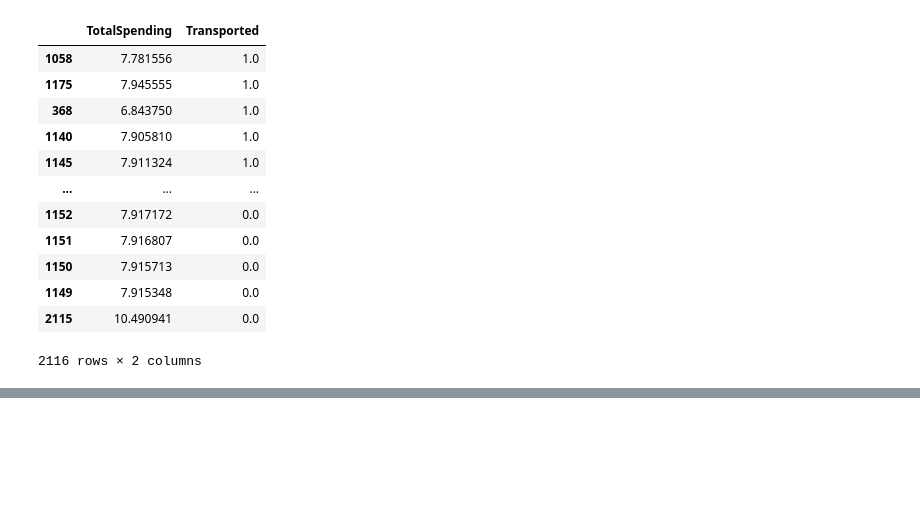
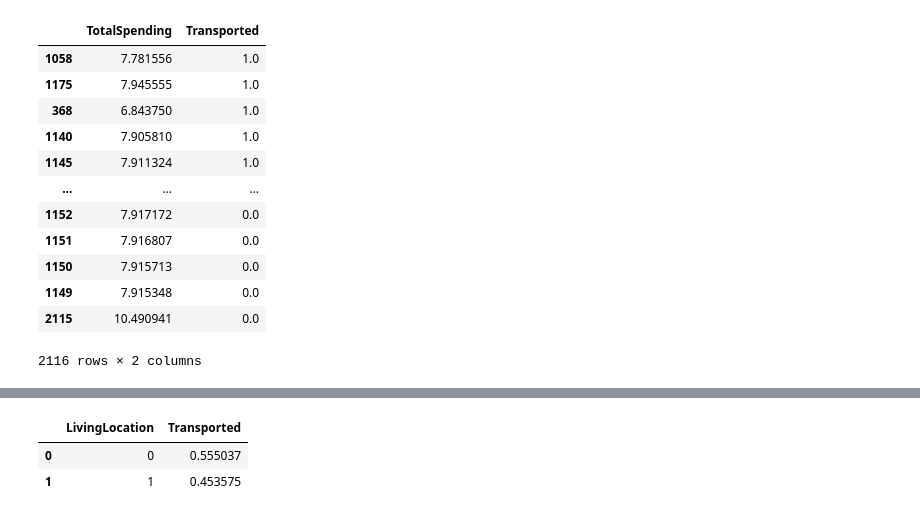
Before and after one commit to ehylam/spaceship-titanic, a Jupyter notebook: learn.ipynb, the cells around one changed output, grey strips where cells are left out. Cells and saved outputs as stored; diff of their text form; code cells hidden in the pictures; blank space fills up the shorter version.

Commit message:
Fixed feature outputting same values

```diff
--- a/learn.ipynb
+++ b/learn.ipynb
@@ -7,4 +7,13 @@ import seaborn as sns
 train_df = pd.read_csv('train.csv')
 test_df = pd.read_csv('test.csv')
 
-train_df
+# create a new column 'LivingLocation' with default value -1
+train_df['LivingLocation'] = 1
+
+# create a boolean mask for non-empty 'Cabin' values
+mask = train_df['Cabin'].notna()
+
+# apply the mapping only to non-empty 'Cabin' values
+train_df.loc[mask, 'LivingLocation'] = train_df.loc[mask, 'Cabin'].str[-1].map({'S': 0, 'P': 1}).astype(int)
+
+train_df['TotalSpending'] = np.log((train_df['FoodCourt'] + train_df['ShoppingMall'] + train_df['RoomService'] + train_df['VRDeck'] + train_df['Spa']) + 1)
@@ -122,0 +117,6 @@ g.map(plt.hist, 'TotalSpending', bins=50)
+# %%
+train_df[['LivingLocation', 'Transported']].groupby(['LivingLocation'], as_index=False).mean().sort_values(by='Transported', ascending=False)
+# %% [output]
+|  | LivingLocation | Transported |
+| 0 | 0 | 0.555037 |
+| 1 | 1 | 0.453575 |
```
Also changed, not shown: parts of 4 cells of this notebook.
